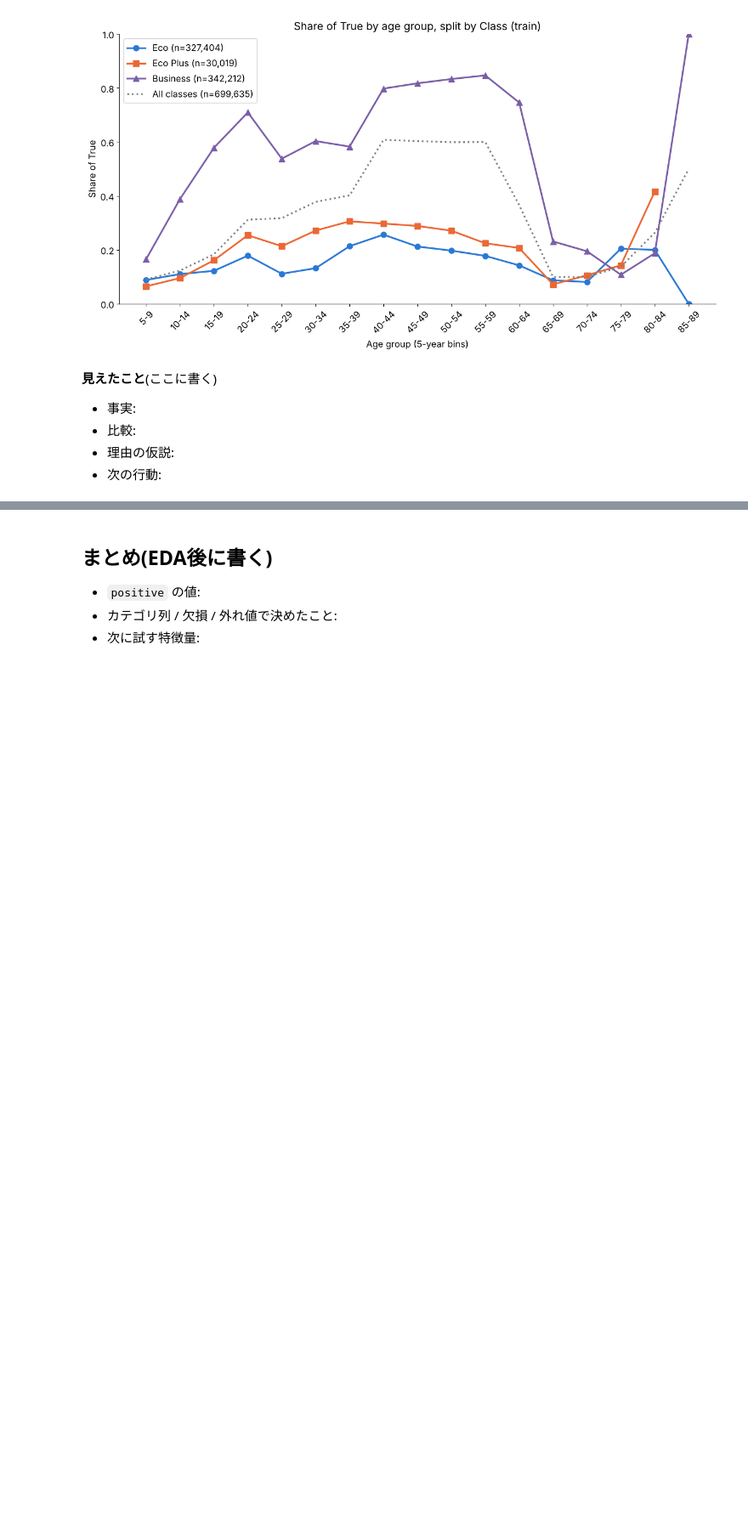
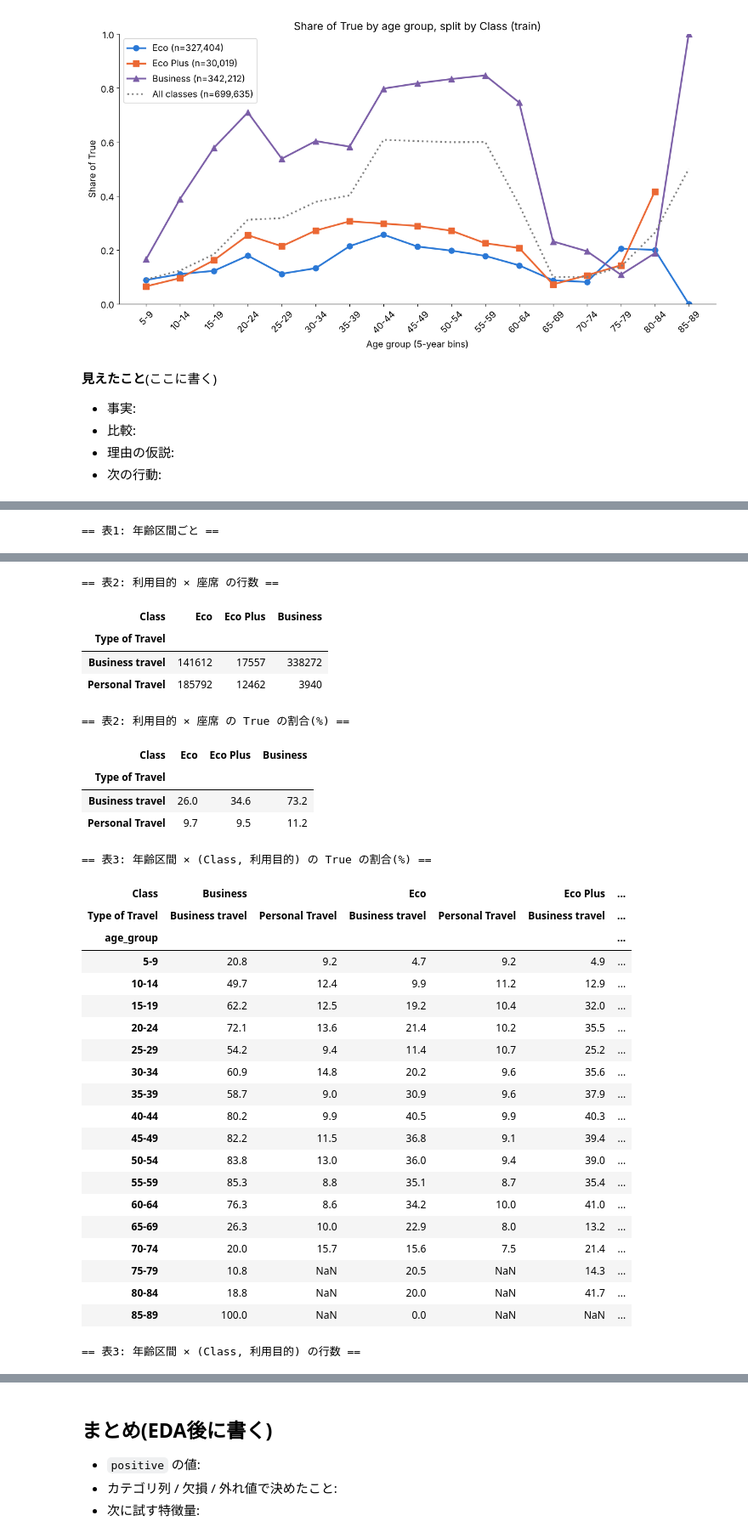
Before and after one commit to mika-42261/2610playground, a Jupyter notebook: 01_eda.ipynb, the cells around one changed output, grey strips where cells are left out. Shown at 85% size. Cells and saved outputs as stored; diff of their text form; code cells hidden in the pictures; blank space fills up the shorter version.

```diff
--- a/01_eda.ipynb
+++ b/01_eda.ipynb
@@ -936,0 +940,43 @@ plt.rcParams["font.size"] = 10  # 文字の大きさを元に戻す
+# %%
+# 年齢・利用目的(Type of Travel)・座席(Class)の関係を、年齢区間(5歳刻み)ごとに数える
+
+# 年齢を5歳刻みの区間に分ける(Q9と同じ)
+age_edges = list(range(5, 95, 5))
+age_labels = []
+for i in range(len(age_edges) - 1):
+    age_labels.append(str(age_edges[i]) + "-" + str(age_edges[i + 1] - 1))
+
+# Class の順番(座席のグレード順)
+class_order = ["Eco", "Eco Plus", "Business"]
+
+# 必要な列だけの表を作る。target と「Businessか」を 1/0 にしておく(平均を取ると割合になる)
+d = train[["Age", "Type of Travel", "Class", TARGET]].copy()
+d["true"] = d[TARGET].astype(int)
+d["is_business_travel"] = (d["Type of Travel"] == "Business travel").astype(int)
+d["is_business_class"] = (d["Class"] == "Business").astype(int)
+d["age_group"] = pd.cut(d["Age"], age_edges, labels=age_labels, right=False)
+
+# 表1: 年齢区間ごとの、Business travel の割合・Business 座席の割合・True の割合(%)と行数
+by_age = d.groupby("age_group", observed=False)[["is_business_travel", "is_business_class", "true"]].mean() * 100
+by_age.columns = ["Business travel(%)", "Business class(%)", "True(%)"]
+by_age["n"] = d.groupby("age_group", observed=False).size()
+print("== 表1: 年齢区間ごと ==")
+display(by_age.round(1))
+
+# 表2: 利用目的 × 座席 の行数と、True の割合(%)
+cross_n = pd.crosstab(d["Type of Travel"], d["Class"])[class_order]
+cross_true = d.pivot_table(index="Type of Travel", columns="Class", values="true", aggfunc="mean")[class_order] * 100
+print("== 表2: 利用目的 × 座席 の行数 ==")
+display(cross_n)
+print("== 表2: 利用目的 × 座席 の True の割合(%) ==")
+display(cross_true.round(1))
+
+# 表3: 年齢区間 × (Class, 利用目的) の True の割合(%)と、行数
+true_3 = d.pivot_table(index="age_group", columns=["Class", "Type of Travel"], values="true", aggfunc="mean", observed=False) * 100
+n_3 = d.pivot_table(index="age_group", columns=["Class", "Type of Travel"], values="true", aggfunc="size", observed=False)
+print("== 表3: 年齢区間 × (Class, 利用目的) の True の割合(%) ==")
+display(true_3.round(1))
+print("== 表3: 年齢区間 × (Class, 利用目的) の行数 ==")
+display(n_3)
+# %% [output]
+== 表1: 年齢区間ごと ==
@@ -936,0 +1002,32 @@ plt.rcParams["font.size"] = 10  # 文字の大きさを元に戻す
+== 表2: 利用目的 × 座席 の行数 ==
+| Class | Eco | Eco Plus | Business |
+| Type of Travel |  |  |  |
+| Business travel | 141612 | 17557 | 338272 |
+| Personal Travel | 185792 | 12462 | 3940 |
+== 表2: 利用目的 × 座席 の True の割合(%) ==
+| Class | Eco | Eco Plus | Business |
+| Type of Travel |  |  |  |
+| Business travel | 26.0 | 34.6 | 73.2 |
+| Personal Travel | 9.7 | 9.5 | 11.2 |
+== 表3: 年齢区間 × (Class, 利用目的) の True の割合(%) ==
+| Class | Business |  | Eco |  | Eco Plus | ... |
+| Type of Travel | Business travel | Personal Travel | Business travel | Personal Travel | Business travel | ... |
+| age_group |  |  |  |  |  | ... |
+| 5-9 | 20.8 | 9.2 | 4.7 | 9.2 | 4.9 | ... |
+| 10-14 | 49.7 | 12.4 | 9.9 | 11.2 | 12.9 | ... |
+| 15-19 | 62.2 | 12.5 | 19.2 | 10.4 | 32.0 | ... |
+| 20-24 | 72.1 | 13.6 | 21.4 | 10.2 | 35.5 | ... |
+| 25-29 | 54.2 | 9.4 | 11.4 | 10.7 | 25.2 | ... |
+| 30-34 | 60.9 | 14.8 | 20.2 | 9.6 | 35.6 | ... |
+| 35-39 | 58.7 | 9.0 | 30.9 | 9.6 | 37.9 | ... |
+| 40-44 | 80.2 | 9.9 | 40.5 | 9.9 | 40.3 | ... |
+| 45-49 | 82.2 | 11.5 | 36.8 | 9.1 | 39.4 | ... |
+| 50-54 | 83.8 | 13.0 | 36.0 | 9.4 | 39.0 | ... |
+| 55-59 | 85.3 | 8.8 | 35.1 | 8.7 | 35.4 | ... |
+| 60-64 | 76.3 | 8.6 | 34.2 | 10.0 | 41.0 | ... |
+| 65-69 | 26.3 | 10.0 | 22.9 | 8.0 | 13.2 | ... |
+| 70-74 | 20.0 | 15.7 | 15.6 | 7.5 | 21.4 | ... |
+| 75-79 | 10.8 | NaN | 20.5 | NaN | 14.3 | ... |
+| 80-84 | 18.8 | NaN | 20.0 | NaN | 41.7 | ... |
+| 85-89 | 100.0 | NaN | 0.0 | NaN | NaN | ... |
+== 表3: 年齢区間 × (Class, 利用目的) の行数 ==
```
Also changed, not shown: parts of 4 cells of this notebook, 1 other file.
